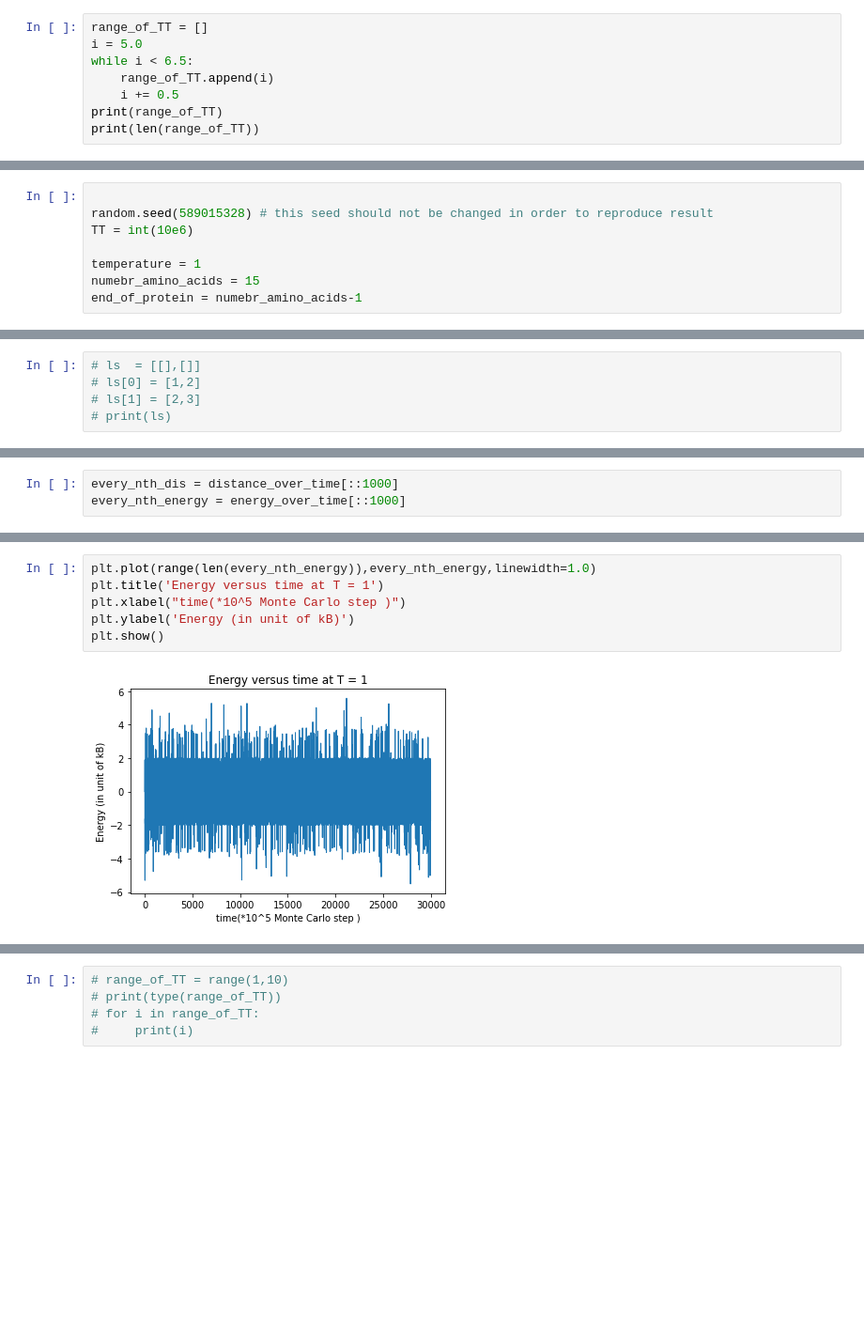
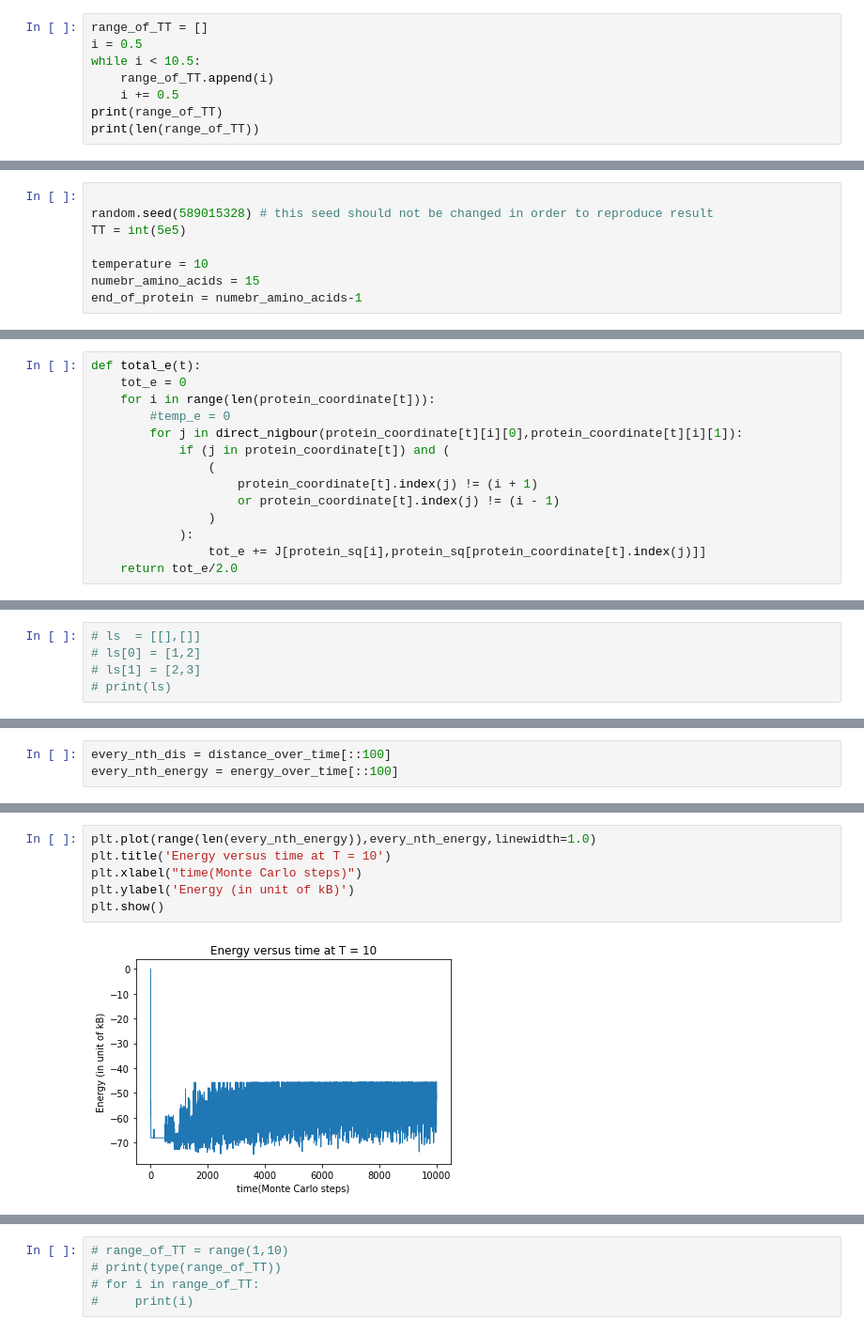
Before and after one commit to andy3278/PHYS4191_Capstone, a Jupyter notebook: final_test.ipynb, the cells around one changed output, grey strips where cells are left out. Shown: that part at 94% size. Drawn from its saved outputs; the diff is of its cells as text; blank space fills up the shorter version.

Commit message:
new plot

```diff
--- a/final_test.ipynb
+++ b/final_test.ipynb
@@ -6,8 +6,8 @@ from matplotlib import pyplot as plt
 import random
 # %%
 range_of_TT = []
-i = 5.0
-while i < 6.5:
+i = 0.5
+while i < 10.5:
     range_of_TT.append(i)
     i += 0.5
 print(range_of_TT)
@@ -18,9 +18,9 @@ print(len(range_of_TT))
 # %%
 
 random.seed(589015328) # this seed should not be changed in order to reproduce result
-TT = int(10e6)
+TT = int(5e5)
 
-temperature = 1
+temperature = 10
 numebr_amino_acids = 15
 end_of_protein = numebr_amino_acids-1
 # %%
@@ -164,3 +155,17 @@ def check_new_e_middle(i,t,new_x,new_y):
+# %%
+def total_e(t):
+    tot_e = 0
+    for i in range(len(protein_coordinate[t])):
+        #temp_e = 0
+        for j in direct_nigbour(protein_coordinate[t][i][0],protein_coordinate[t][i][1]):
+            if (j in protein_coordinate[t]) and (
+                (
+                    protein_coordinate[t].index(j) != (i + 1)
+                    or protein_coordinate[t].index(j) != (i - 1)
+                )
+            ):
+                tot_e += J[protein_sq[i],protein_sq[protein_coordinate[t].index(j)]]
+    return tot_e/2.0
 # %%
 energy_vs_temp_energy = []
 energy_vs_temp_temp = []
@@ -238,5 +268,5 @@ for temper in range_of_TT:
 # %%
-every_nth_dis = distance_over_time[::1000]
-every_nth_energy = energy_over_time[::1000]
+every_nth_dis = distance_over_time[::100]
+every_nth_energy = energy_over_time[::100]
 # %%
 plt.plot(range(len(every_nth_dis)),every_nth_dis,linewidth=1.0)
@@ -249,11 +279,11 @@ plt.show()
 # %%
 plt.plot(range(len(every_nth_energy)),every_nth_energy,linewidth=1.0)
-plt.title('Energy versus time at T = 1')
-plt.xlabel("time(*10^5 Monte Carlo step )")
+plt.title('Energy versus time at T = 10')
+plt.xlabel("time(Monte Carlo steps)")
 plt.ylabel('Energy (in unit of kB)')
 plt.show()
 # %% [output]
-[figure, old version]
+[figure, new version]
 # %%
 x = []
 y = []
```
Also changed, not shown: parts of 15 cells of this notebook, 2 other files.
